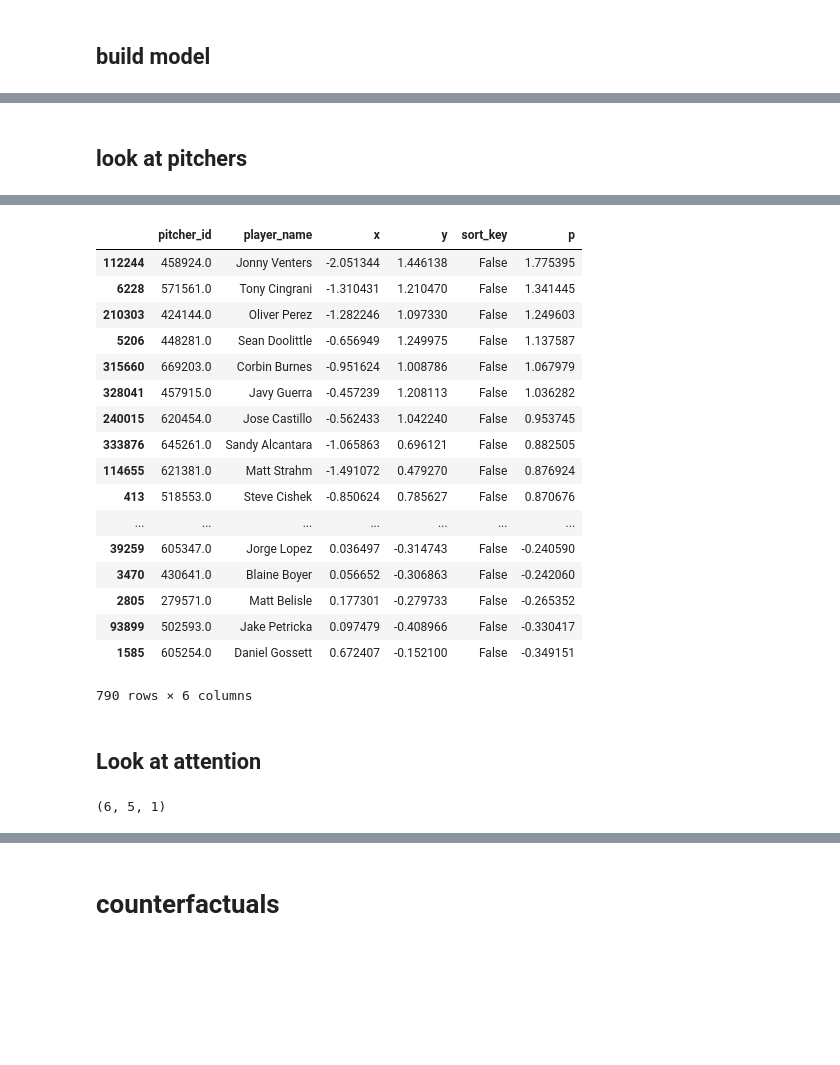
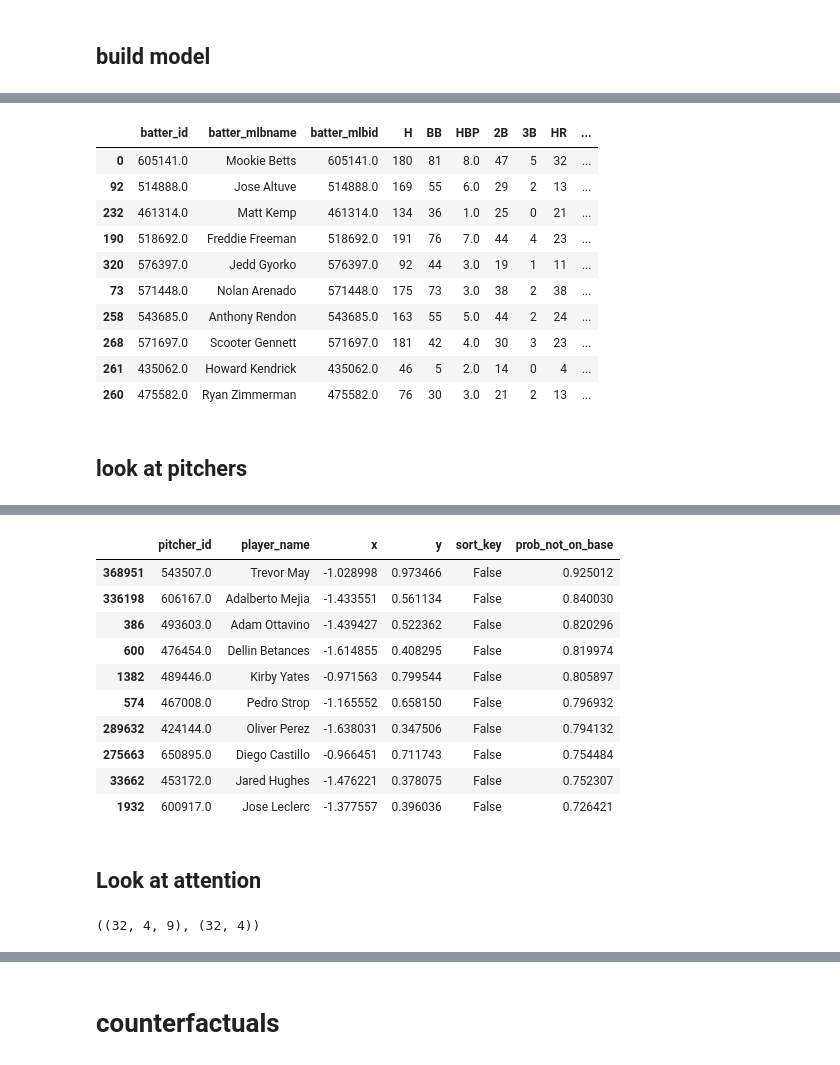
Before and after one commit to dantegates/mlb-statcast, a Jupyter notebook: deep-learning.ipynb, the cells around one changed output, grey strips where cells are left out. Cells and saved outputs as stored; diff of their text form; code cells hidden in the pictures; blank space fills up the shorter version.

```diff
--- a/deep-learning.ipynb
+++ b/deep-learning.ipynb
@@ -349,7 +421,3 @@ len(batch_ids), len(set(batch_ids))
 from itertools import groupby
 i = iter(batch_ids)
 gb = groupby(zip(X_train, y_train), key=lambda x: next(i))
-# %%
-batch_id, batch = next(gb)
-xs, ys = zip(*list(batch))
-xs, ys
@@ -374,15 +423,0 @@ xs, ys
-# %%
-import numpy as np
-from keras.preprocessing.sequence import pad_sequences
-
-input_features = list(xs[0].keys())
-batch_id, batch = next(gb)
-xs, ys = zip(*list(batch))
-
-X_batch = {}
-
-for f in input_features:
-    X_batch[f] = pad_sequences([x[f] for x in xs])
-y_batch = np.array(ys)
-
-X_batch, y_batch
@@ -511,5 +528,5 @@ def g():
         np.random.shuffle(batches)
         for X, y in batches:
             yield X, y
-model.fit_generator(g(), steps_per_epoch=len(batches), epochs=10)
+model.fit_generator(g(), steps_per_epoch=len(batches), epochs=30)
 # %% [output]
@@ -760,6 +743,20 @@ Loading BokehJS ...
 [interactive output not drawn]
 [interactive output not drawn]
 [interactive output not drawn]
+# %%
+batters.sort_values('prob_on_base', ascending=False).head(10)
+# %% [output]
+|  | batter_id | batter_mlbname | batter_mlbid | H | BB | HBP | 2B | 3B | HR | ... |
+| 0 | 605141.0 | Mookie Betts | 605141.0 | 180 | 81 | 8.0 | 47 | 5 | 32 | ... |
+| 92 | 514888.0 | Jose Altuve | 514888.0 | 169 | 55 | 6.0 | 29 | 2 | 13 | ... |
+| 232 | 461314.0 | Matt Kemp | 461314.0 | 134 | 36 | 1.0 | 25 | 0 | 21 | ... |
+| 190 | 518692.0 | Freddie Freeman | 518692.0 | 191 | 76 | 7.0 | 44 | 4 | 23 | ... |
+| 320 | 576397.0 | Jedd Gyorko | 576397.0 | 92 | 44 | 3.0 | 19 | 1 | 11 | ... |
+| 73 | 571448.0 | Nolan Arenado | 571448.0 | 175 | 73 | 3.0 | 38 | 2 | 38 | ... |
+| 258 | 543685.0 | Anthony Rendon | 543685.0 | 163 | 55 | 5.0 | 44 | 2 | 24 | ... |
+| 268 | 571697.0 | Scooter Gennett | 571697.0 | 181 | 42 | 4.0 | 30 | 3 | 23 | ... |
+| 261 | 435062.0 | Howard Kendrick | 435062.0 | 46 | 5 | 2.0 | 14 | 0 | 4 | ... |
+| 260 | 475582.0 | Ryan Zimmerman | 475582.0 | 76 | 30 | 3.0 | 21 | 2 | 13 | ... |
 # %% [markdown]
 ## look at pitchers
 # %%
@@ -818,7 +814,7 @@ Loading BokehJS ...
 [interactive output not drawn]
 [interactive output not drawn]
 # %%
-pitchers['p'] = np.dot(pitchers[['x', 'y']].values, pitcher_weights)[:, 0]
+pitchers['prob_not_on_base'] = np.dot(pitchers[['x', 'y']].values, pitcher_weights)[:, 0]
 # %%
 # https://gist.github.com/dela3499/e159b388258b5f1a7a3bac42fc0179fd
 
@@ -863,34 +861,27 @@ Loading BokehJS ...
 [interactive output not drawn]
 [interactive output not drawn]
 # %%
-pitchers.sort_values('p', ascending=False)
+pitchers.sort_values('prob_not_on_base', ascending=False).head(10)
 # %% [output]
-|  | pitcher_id | player_name | x | y | sort_key | p |
-| 112244 | 458924.0 | Jonny Venters | -2.051344 | 1.446138 | False | 1.775395 |
-| 6228 | 571561.0 | Tony Cingrani | -1.310431 | 1.210470 | False | 1.341445 |
-| 210303 | 424144.0 | Oliver Perez | -1.282246 | 1.097330 | False | 1.249603 |
-| 5206 | 448281.0 | Sean Doolittle | -0.656949 | 1.249975 | False | 1.137587 |
-| 315660 | 669203.0 | Corbin Burnes | -0.951624 | 1.008786 | False | 1.067979 |
-| 328041 | 457915.0 | Javy Guerra | -0.457239 | 1.208113 | False | 1.036282 |
-| 240015 | 620454.0 | Jose Castillo | -0.562433 | 1.042240 | False | 0.953745 |
-| 333876 | 645261.0 | Sandy Alcantara | -1.065863 | 0.696121 | False | 0.882505 |
-| 114655 | 621381.0 | Matt Strahm | -1.491072 | 0.479270 | False | 0.876924 |
-| 413 | 518553.0 | Steve Cishek | -0.850624 | 0.785627 | False | 0.870676 |
-| ... | ... | ... | ... | ... | ... | ... |
-| 39259 | 605347.0 | Jorge Lopez | 0.036497 | -0.314743 | False | -0.240590 |
-| 3470 | 430641.0 | Blaine Boyer | 0.056652 | -0.306863 | False | -0.242060 |
-| 2805 | 279571.0 | Matt Belisle | 0.177301 | -0.279733 | False | -0.265352 |
-| 93899 | 502593.0 | Jake Petricka | 0.097479 | -0.408966 | False | -0.330417 |
-| 1585 | 605254.0 | Daniel Gossett | 0.672407 | -0.152100 | False | -0.349151 |
+|  | pitcher_id | player_name | x | y | sort_key | prob_not_on_base |
+| 368951 | 543507.0 | Trevor May | -1.028998 | 0.973466 | False | 0.925012 |
+| 336198 | 606167.0 | Adalberto Mejia | -1.433551 | 0.561134 | False | 0.840030 |
+| 386 | 493603.0 | Adam Ottavino | -1.439427 | 0.522362 | False | 0.820296 |
+| 600 | 476454.0 | Dellin Betances | -1.614855 | 0.408295 | False | 0.819974 |
+| 1382 | 489446.0 | Kirby Yates | -0.971563 | 0.799544 | False | 0.805897 |
+| 574 | 467008.0 | Pedro Strop | -1.165552 | 0.658150 | False | 0.796932 |
+| 289632 | 424144.0 | Oliver Perez | -1.638031 | 0.347506 | False | 0.794132 |
+| 275663 | 650895.0 | Diego Castillo | -0.966451 | 0.711743 | False | 0.754484 |
+| 33662 | 453172.0 | Jared Hughes | -1.476221 | 0.378075 | False | 0.752307 |
+| 1932 | 600917.0 | Jose Leclerc | -1.377557 | 0.396036 | False | 0.726421 |
-790 rows × 6 columns
 # %% [markdown]
 ## Look at attention
 # %%
 A = keras.models.Model(inputs=[numeric_input] + list(categorical_inputs), outputs=attention)
 # %%
-batch_idx = 7
+batch_idx = 1
 bx, by = batches[batch_idx]
-aa = A.predict(bx)
-aa.shape
+aa = np.squeeze(A.predict(bx))
+bx['numeric_inputs'].shape, aa.shape
 # %% [output]
-(6, 5, 1)
+((32, 4, 9), (32, 4))
```
Also changed, not shown: parts of 85 cells of this notebook.
